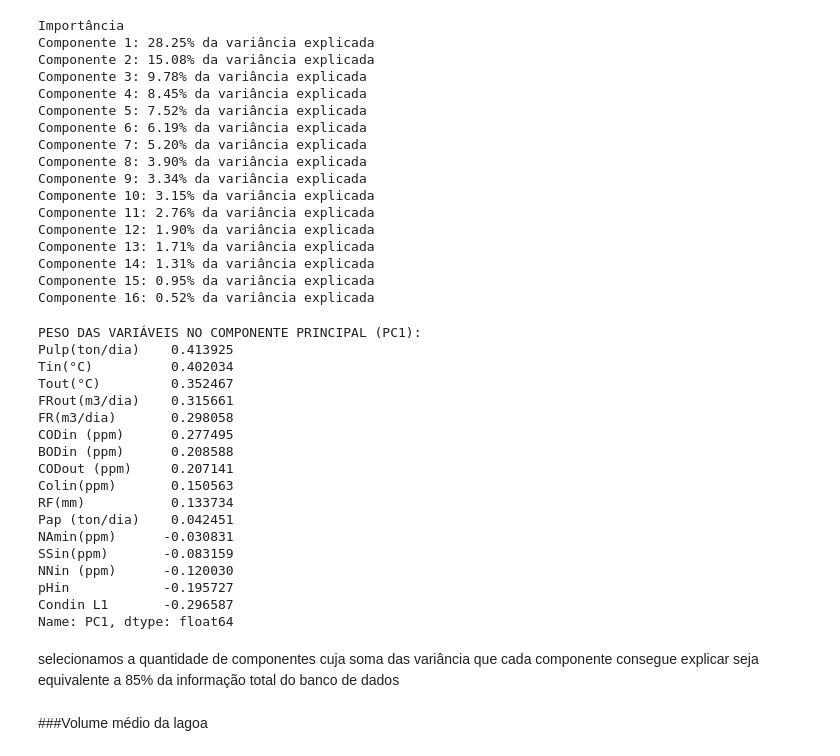
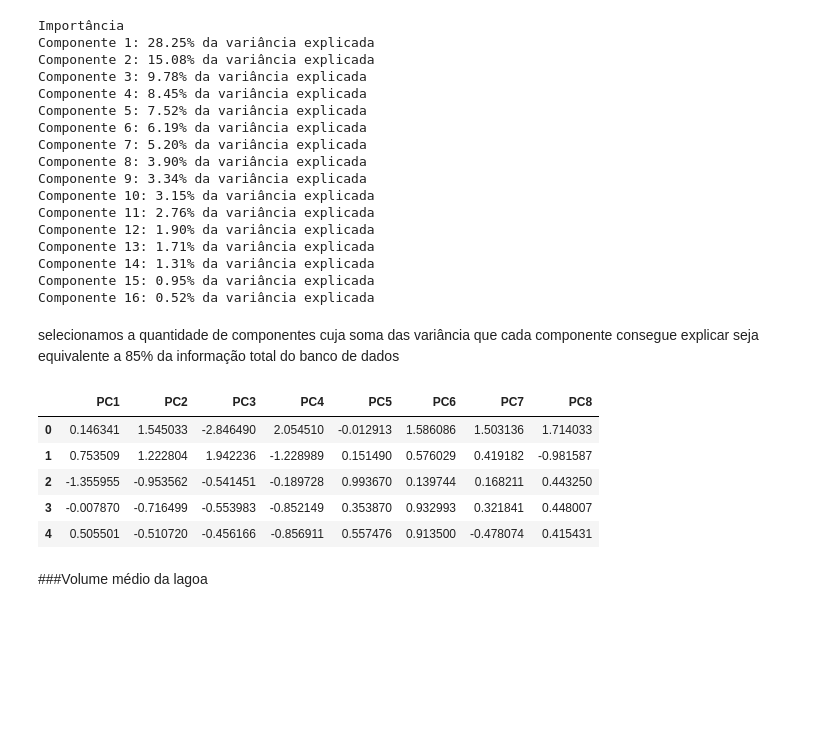
Before and after one commit to Souzalua/Matem-tica-instrumental, a Jupyter notebook: Otimizacao_lagoa.ipynb, the cells around one changed output. Saved outputs shown, nothing was run; the diff lists cells and outputs as text; code cells hidden in the pictures; blank space fills up the shorter version.

```diff
--- a/Otimizacao_lagoa.ipynb
+++ b/Otimizacao_lagoa.ipynb
@@ -232,29 +231,5 @@ Componente 13: 1.71% da variância explicada
 Componente 14: 1.31% da variância explicada
 Componente 15: 0.95% da variância explicada
 Componente 16: 0.52% da variância explicada
-# %%
-# Se uma variável tem um peso alto aqui, ela fica (consideraremos <0.1)
-loadings = pd.DataFrame(pca.components_.T, columns=[f'PC{i+1}' for i in range(len(features))], index=features)
-print("\nPESO DAS VARIÁVEIS NO COMPONENTE PRINCIPAL (PC1):")
-print(loadings['PC1'].sort_values(ascending=False))
-# %% [output]
-PESO DAS VARIÁVEIS NO COMPONENTE PRINCIPAL (PC1):
-Pulp(ton/dia)    0.413925
-Tin(°C)          0.402034
-Tout(°C)         0.352467
-FRout(m3/dia)    0.315661
-FR(m3/dia)       0.298058
-CODin (ppm)      0.277495
-BODin (ppm)      0.208588
-CODout (ppm)     0.207141
-Colin(ppm)       0.150563
-RF(mm)           0.133734
-Pap (ton/dia)    0.042451
-NAmin(ppm)      -0.030831
-SSin(ppm)       -0.083159
-NNin (ppm)      -0.120030
-pHin            -0.195727
-Condin L1       -0.296587
-Name: PC1, dtype: float64
 # %% [markdown]
 selecionamos a quantidade de componentes cuja soma das variância que cada componente consegue explicar seja equivalente a 85% da informação total do banco de dados
@@ -265,3 +236,20 @@ selecionadas=df[['Pulp(ton/dia)','Tin(°C)', 'Tout(°C)','FRout(m3/dia)','FR(m3/
+# %%
+# 1. Transformamos os dados originais para o espaço do PCA
+componentes_principais = pca.transform(X_pca) # df_escalonado é o df que você usou no pca.fit()
+
+# 2. Criamos um DataFrame com as PCs
+# Como precisamos de ~85%, vamos selecionar da PC1 até a PC8
+colunas_pc = [f'PC{i}' for i in range(1, 9)]
+
+selecionadas = pd.DataFrame(componentes_principais[:, :8], columns=colunas_pc)
+selecionadas.head()
+# %% [output]
+|  | PC1 | PC2 | PC3 | PC4 | PC5 | PC6 | PC7 | PC8 |
+| 0 | 0.146341 | 1.545033 | -2.846490 | 2.054510 | -0.012913 | 1.586086 | 1.503136 | 1.714033 |
+| 1 | 0.753509 | 1.222804 | 1.942236 | -1.228989 | 0.151490 | 0.576029 | 0.419182 | -0.981587 |
+| 2 | -1.355955 | -0.953562 | -0.541451 | -0.189728 | 0.993670 | 0.139744 | 0.168211 | 0.443250 |
+| 3 | -0.007870 | -0.716499 | -0.553983 | -0.852149 | 0.353870 | 0.932993 | 0.321841 | 0.448007 |
+| 4 | 0.505501 | -0.510720 | -0.456166 | -0.856911 | 0.557476 | 0.913500 | -0.478074 | 0.415431 |
 # %% [markdown]
 ###Volume médio da lagoa
 # %%
```
Also changed, not shown: parts of 11 cells of this notebook.
